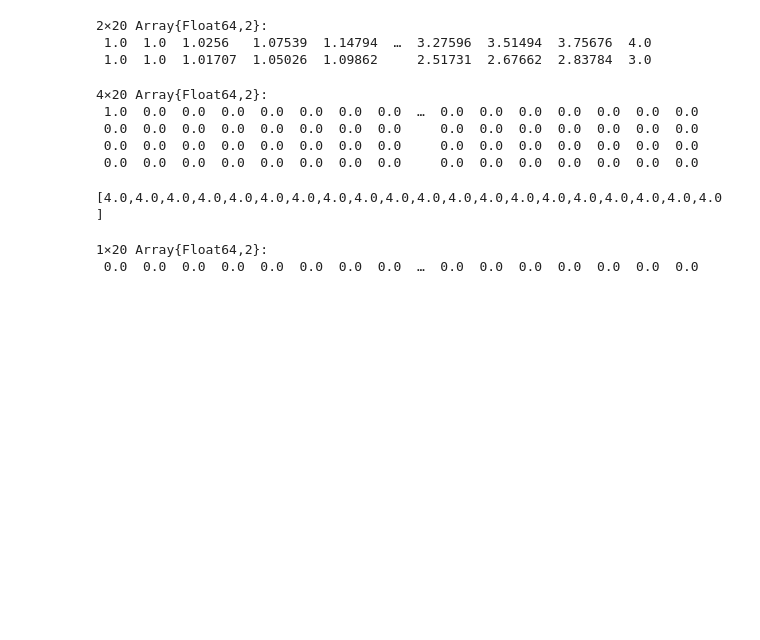
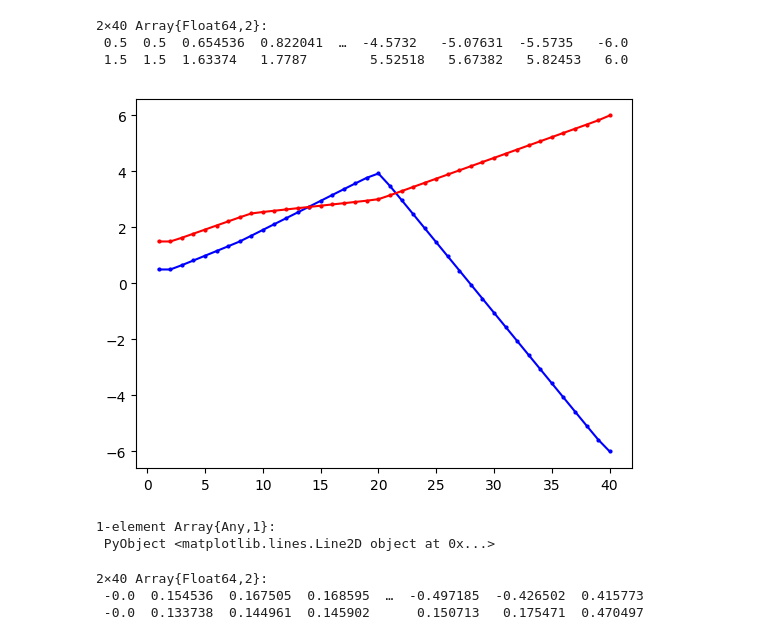
Before and after one commit to KaranTalreja/Hovercraft3D, a Jupyter notebook: HoverCraftTimeOpt.ipynb, the cells around one changed output. Saved outputs shown, nothing was run; the diff lists cells and outputs as text; code cells hidden in the pictures; blank space fills up the shorter version.

```diff
--- a/HoverCraftTimeOpt.ipynb
+++ b/HoverCraftTimeOpt.ipynb
@@ -76,23 +80,19 @@ getobjectivevalue(m)
 # %%
-x = (getvalue(x))
+xopt = (getvalue(x))
 # %% [output]
-2×20 Array{Float64,2}:
- 1.0  1.0  1.0256   1.07539  1.14794  …  3.27596  3.51494  3.75676  4.0
- 1.0  1.0  1.01707  1.05026  1.09862     2.51731  2.67662  2.83784  3.0
+2×40 Array{Float64,2}:
+ 0.5  0.5  0.654536  0.822041  …  -4.5732   -5.07631  -5.5735   -6.0
+ 1.5  1.5  1.63374   1.7787        5.52518   5.67382   5.82453   6.0
-# %%
-inT = getvalue(inTarget)
-# %% [output]
-4×20 Array{Float64,2}:
- 1.0  0.0  0.0  0.0  0.0  0.0  0.0  0.0  …  0.0  0.0  0.0  0.0  0.0  0.0  0.0
- 0.0  0.0  0.0  0.0  0.0  0.0  0.0  0.0     0.0  0.0  0.0  0.0  0.0  0.0  0.0
- 0.0  0.0  0.0  0.0  0.0  0.0  0.0  0.0     0.0  0.0  0.0  0.0  0.0  0.0  0.0
- 0.0  0.0  0.0  0.0  0.0  0.0  0.0  0.0     0.0  0.0  0.0  0.0  0.0  0.0  0.0
-# %%
-println(sum(inT[i,:] for i in 1:4))
-# %% [output]
-[4.0,4.0,4.0,4.0,4.0,4.0,4.0,4.0,4.0,4.0,4.0,4.0,4.0,4.0,4.0,4.0,4.0,4.0,4.0,4.0]
-# %%
-getvalue(timeStep)'
-# %% [output]
-1×20 Array{Float64,2}:
- 0.0  0.0  0.0  0.0  0.0  0.0  0.0  0.0  …  0.0  0.0  0.0  0.0  0.0  0.0  0.0
+# %%
+plot( linspace(1,40,40), xopt[1,:], "b.-", markersize=4 )
+plot( linspace(1,40,40), xopt[2,:], "r.-", markersize=4 )
+# %% [output]
+[figure, added]
+1-element Array{Any,1}:
+ PyObject <matplotlib.lines.Line2D object at 0x...>
+# %%
+vopt = getvalue(v)
+# %% [output]
+2×40 Array{Float64,2}:
+ -0.0  0.154536  0.167505  0.168595  …  -0.497185  -0.426502  0.415773
+ -0.0  0.133738  0.144961  0.145902      0.150713   0.175471  0.470497
```
Also changed, not shown: parts of 6 cells of this notebook.
